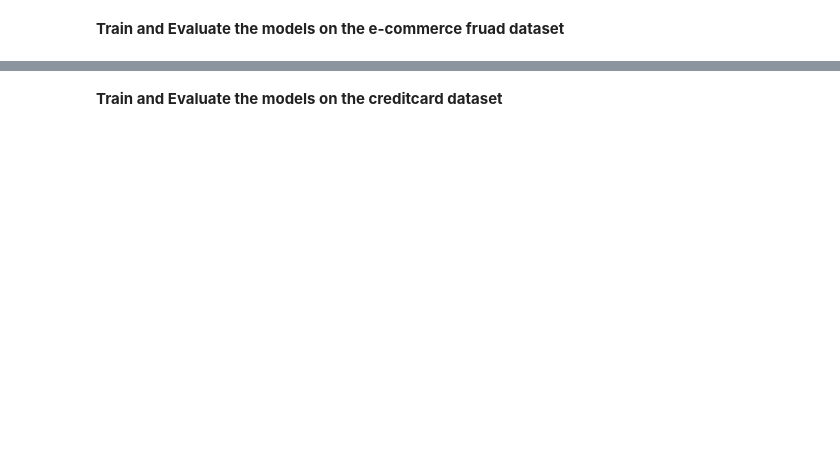
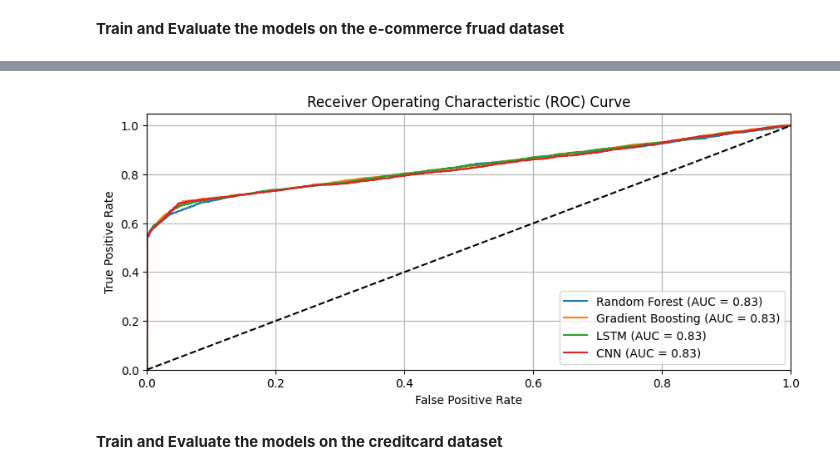
Before and after one commit to epythonlab/fraud-detection, a Jupyter notebook: notebooks/modeling_pipeline.ipynb, the cells around one changed output, grey strips where cells are left out. Saved outputs shown, nothing was run; the diff lists cells and outputs as text; code cells hidden in the pictures; blank space fills up the shorter version.

```diff
--- a/notebooks/modeling_pipeline.ipynb
+++ b/notebooks/modeling_pipeline.ipynb
@@ -112,3 +289,43 @@ pd.DataFrame(results_fraud).T
+# %%
+import matplotlib.pyplot as plt
+from sklearn.metrics import roc_curve, auc
+
+def plot_roc_curves(y_true, y_probs_dict):
+    """
+    Plots ROC curves for multiple models based on predicted probabilities.
+
+    Parameters:
+    - y_true: array-like, shape (n_samples,) - True binary labels (0 for non-fraud, 1 for fraud).
+    - y_probs_dict: dict - Dictionary with model names as keys and predicted probabilities as values.
+
+    Returns:
+    - None
+    """
+    plt.figure(figsize=(10, 4))
+
+    # Loop through each model's predicted probabilities
+    for model_name, probs in y_probs_dict.items():
+        fpr, tpr, _ = roc_curve(y_true, probs)
+        roc_auc = auc(fpr, tpr)
+
+        # Plot ROC curve for each model
+        plt.plot(fpr, tpr, label=f'{model_name} (AUC = {roc_auc:.2f})')
+
+    # Plot settings
+    plt.plot([0, 1], [0, 1], 'k--')  # Dashed diagonal line for random guess
+    plt.xlim([0.0, 1.0])
+    plt.ylim([0.0, 1.05])
+    plt.xlabel('False Positive Rate')
+    plt.ylabel('True Positive Rate')
+    plt.title('Receiver Operating Characteristic (ROC) Curve')
+    plt.legend(loc='lower right')
+    plt.grid()
+    plt.show()
+
+# Plot roc auc of fraud:
+plot_roc_curves(y_test_fd, y_probs_fraud)
+# %% [output]
+[figure, added]
 # %% [markdown]
 **Train and Evaluate the models on the creditcard dataset**
 # %%
```
Also changed, not shown: parts of 37 cells of this notebook, 2 other files.
